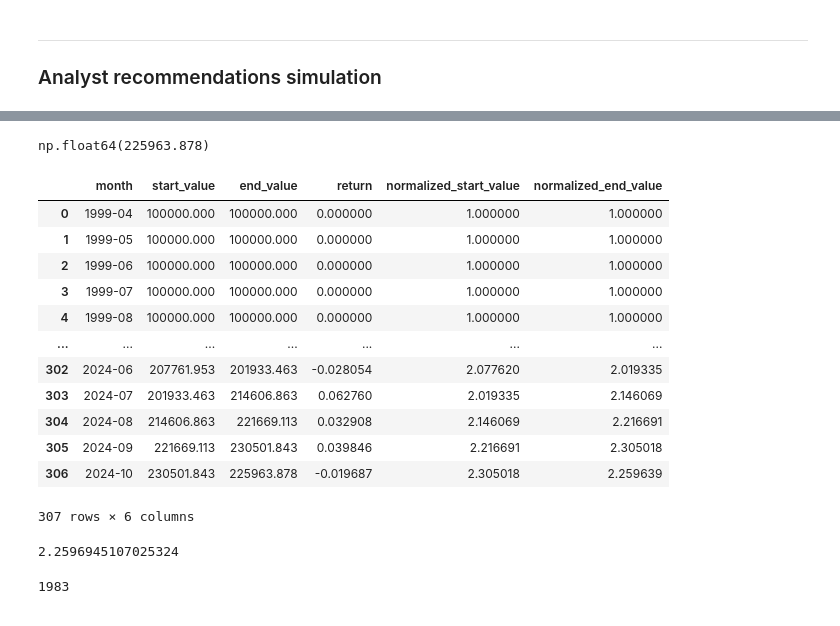
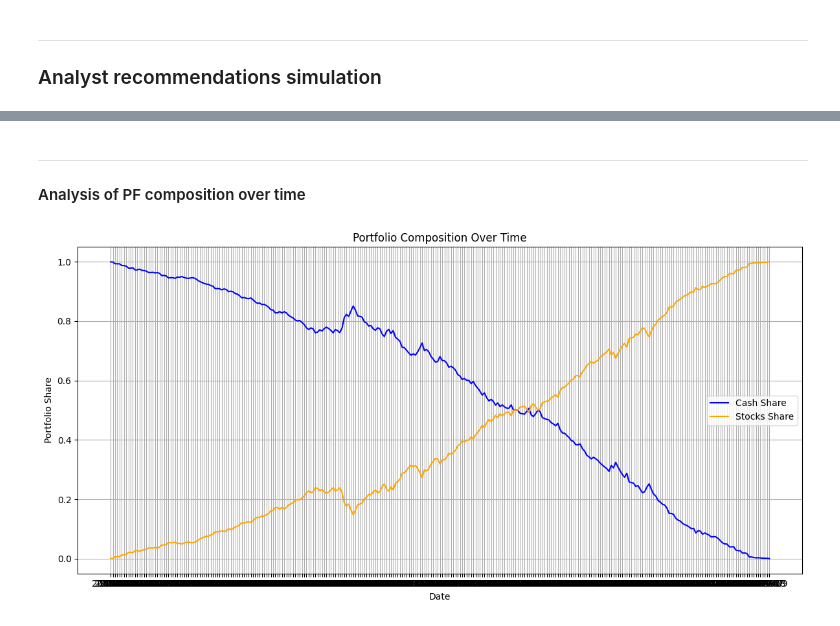
Before and after one commit to benherz/Masterarbeit, a Jupyter notebook: code/portfolio_simulation.ipynb, the cells around one changed output, grey strips where cells are left out. Cells and saved outputs as stored; diff of their text form; code cells hidden in the pictures.

```diff
--- a/code/portfolio_simulation.ipynb
+++ b/code/portfolio_simulation.ipynb
@@ -254,28 +225,50 @@ max_date
-# %%
-analyst_sim.get_portfolio_value(max_date)
-# %% [output]
-np.float64(225963.878)
-# %%
-analyst_returns
-# %% [output]
-|  | month | start_value | end_value | return | normalized_start_value | normalized_end_value |
-| 0 | 1999-04 | 100000.000 | 100000.000 | 0.000000 | 1.000000 | 1.000000 |
-| 1 | 1999-05 | 100000.000 | 100000.000 | 0.000000 | 1.000000 | 1.000000 |
-| 2 | 1999-06 | 100000.000 | 100000.000 | 0.000000 | 1.000000 | 1.000000 |
-| 3 | 1999-07 | 100000.000 | 100000.000 | 0.000000 | 1.000000 | 1.000000 |
-| 4 | 1999-08 | 100000.000 | 100000.000 | 0.000000 | 1.000000 | 1.000000 |
-| ... | ... | ... | ... | ... | ... | ... |
-| 302 | 2024-06 | 207761.953 | 201933.463 | -0.028054 | 2.077620 | 2.019335 |
-| 303 | 2024-07 | 201933.463 | 214606.863 | 0.062760 | 2.019335 | 2.146069 |
-| 304 | 2024-08 | 214606.863 | 221669.113 | 0.032908 | 2.146069 | 2.216691 |
-| 305 | 2024-09 | 221669.113 | 230501.843 | 0.039846 | 2.216691 | 2.305018 |
-| 306 | 2024-10 | 230501.843 | 225963.878 | -0.019687 | 2.305018 | 2.259639 |
-307 rows × 6 columns
-# %%
-1.002659**307
-# %% [output]
-2.2596945107025324
-# %%
-analyst_sim.no_transactions
-# %% [output]
-1983
+# %% [markdown]
+---
+
+#### Analysis of  PF composition over time
+# %%
+def plot_pf_shares_over_time(positions_df):
+    df = positions_df.reset_index(drop=False)
+    df["date"] = df["date"].astype(str)  # Ensure date is string for consistency
+    dates = df["date"].unique()
+
+    pf_data = []
+
+    # Calculate cash and stock share for each date
+    for date in dates:
+        positions = df[df["date"] == date]
+        cash_row = positions[positions["cik"] == "cash"]
+
+        if cash_row.empty:
+            continue  # Skip if no cash row
+
+        cash_value = cash_row["total_value"].values[0]
+        stocks_value = positions[positions["cik"] != "cash"]["total_value"].sum()
+
+        total = cash_value + stocks_value
+        if total == 0:
+            continue  # Avoid division by zero
+
+        pf_data.append({
+            "date": date,
+            "cash_share": cash_value / total,
+            "stocks_share": stocks_value / total
+        })
+
+    pf_shares = pd.DataFrame(pf_data)
+    pf_shares.set_index("date", inplace=True)
+
+    plt.figure(figsize=(12, 6))
+    plt.plot(pf_shares.index, pf_shares["cash_share"], label="Cash Share", color="blue")
+    plt.plot(pf_shares.index, pf_shares["stocks_share"], label="Stocks Share", color="orange")
+    plt.title("Portfolio Composition Over Time")
+    plt.xlabel("Date")
+    plt.ylabel("Portfolio Share")
+    plt.legend()
+    plt.grid(True)
+    plt.tight_layout()
+    plt.show()
+# %%
+plot_pf_shares_over_time(analyst_positions)
+# %% [output]
+[figure, added]
```
Also changed, not shown: parts of 21 cells of this notebook, 1 other file.
